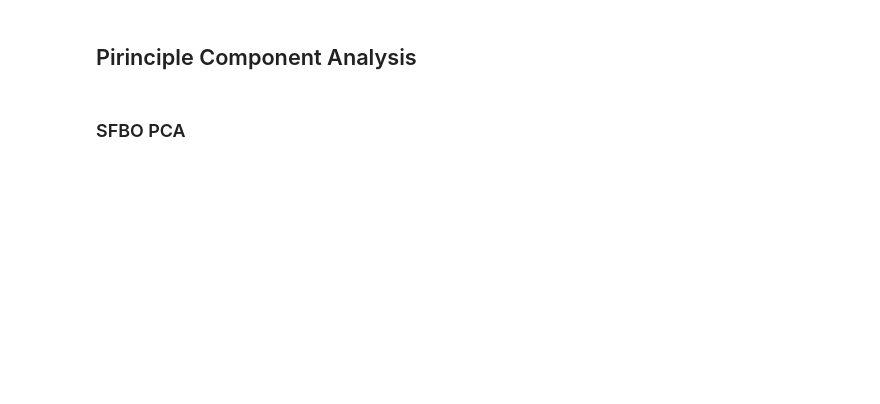
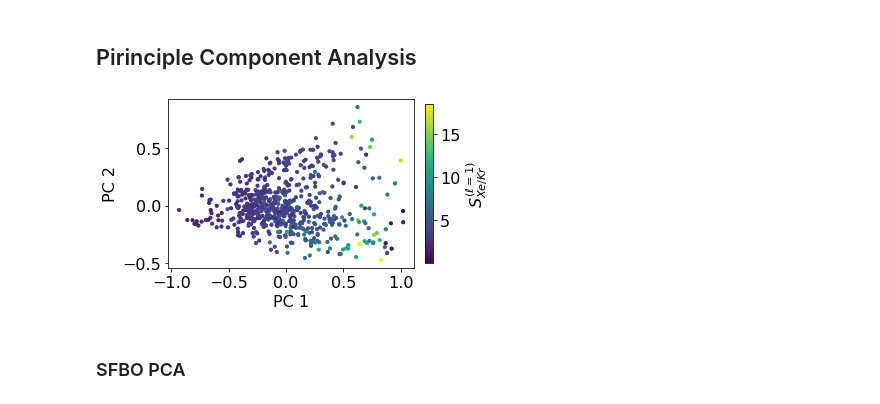
Before and after one commit to SimonEnsemble/multi-fidelity-BO-of-COFs-for-Xe-Kr-seps, a Jupyter notebook: viz.ipynb, the cells around one changed output. Cells and saved outputs as stored; diff of their text form; code cells hidden in the pictures; blank space fills up the shorter version.

```diff
--- a/viz.ipynb
+++ b/viz.ipynb
@@ -8,7 +17,6 @@ import pandas as pd
 import torch
 from sklearn.decomposition import PCA
 
-
-plt.rcParams["font.size"] = 16
+plt.rcParams.update({'font.size': 16})
 # %% [markdown]
 ## Load Data
@@ -25,0 +23,28 @@ nb_COFs = X.shape[0]
+# %%
+###
+#  Features and Molecular Simulation Data
+###
+file = h5py.File("targets_and_normalized_features.jld2", "r")
+# feature matrix
+X = torch.from_numpy(np.transpose(file["X"][:]))
+# simulation data
+y = [torch.from_numpy(np.transpose(file["henry_y"][:])),
+     torch.from_numpy(np.transpose(file["gcmc_y"][:]))]
+# associated simulation costs
+cost = [torch.from_numpy(np.transpose(file["henry_total_elapsed_time"][:])),
+        torch.from_numpy(np.transpose(file["gcmc_elapsed_time"][:]))]
+
+# total number of COFs in data set
+nb_COFs = X.shape[0]
+
+###
+#  Bayesian Optimization Data
+###
+# dict_keys(['acquired_set', 'costs_acquired'])
+mfbo_res = pickle.load(open('search_results/mfbo_results_with_EI.pkl', 'rb'))
+
+# dict_keys(['ids_acquired', 'y_acquired', 'cost_acquired'])
+sfbo_res = pickle.load(open('search_results/sfbo_results_with_EI.pkl', 'rb'))
+
+# dict_keys(['ids_acquired', 'y_rs_max_mu', 'y_rs_max_sig_bot', 'y_rs_max_sig_top'])
+random_search_res = pickle.load(open('search_results/random_search_results.pkl', 'rb'))
@@ -63,16 +136,30 @@ X_2D = pca.transform(X)
 # %%
+# color accordind to GCMC Selectivity
+# low-fidelity => X, black
+# high-fidelity => +, red
+# shuffle points before plotting to remove any bias
+
+
+pca = PCA(n_components=2)
+pca.fit(X)
+X_2D = pca.transform(X)
+
+
+
 #low dimensional (PCA) visualization of the entire dataset
 plt.scatter(X_2D[:, 0], X_2D[:, 1], c=y, s=10)
 plt.xlabel('PC 1')
 plt.ylabel('PC 2')
 cb = plt.colorbar(fraction=0.03, pad=0.04)
-cb.set_label(label="$S_{Xe/Kr}$")
+cb.set_label(label="$S^{(\ell=1)}_{Xe/Kr}$")
 plt.xticks()
 plt.yticks()
 plt.gca().set_aspect('equal', 'box')
 plt.tight_layout()
 # plt.savefig("./figs/PCA_feature_space_colored_by_Selectivity.pdf", dpi=600, format="pdf")
 plt.show()
+# %% [output]
+[figure, added]
 # %% [markdown]
 ### SFBO PCA
 # %%
```
Also changed, not shown: parts of 12 cells of this notebook, 5 other files.
